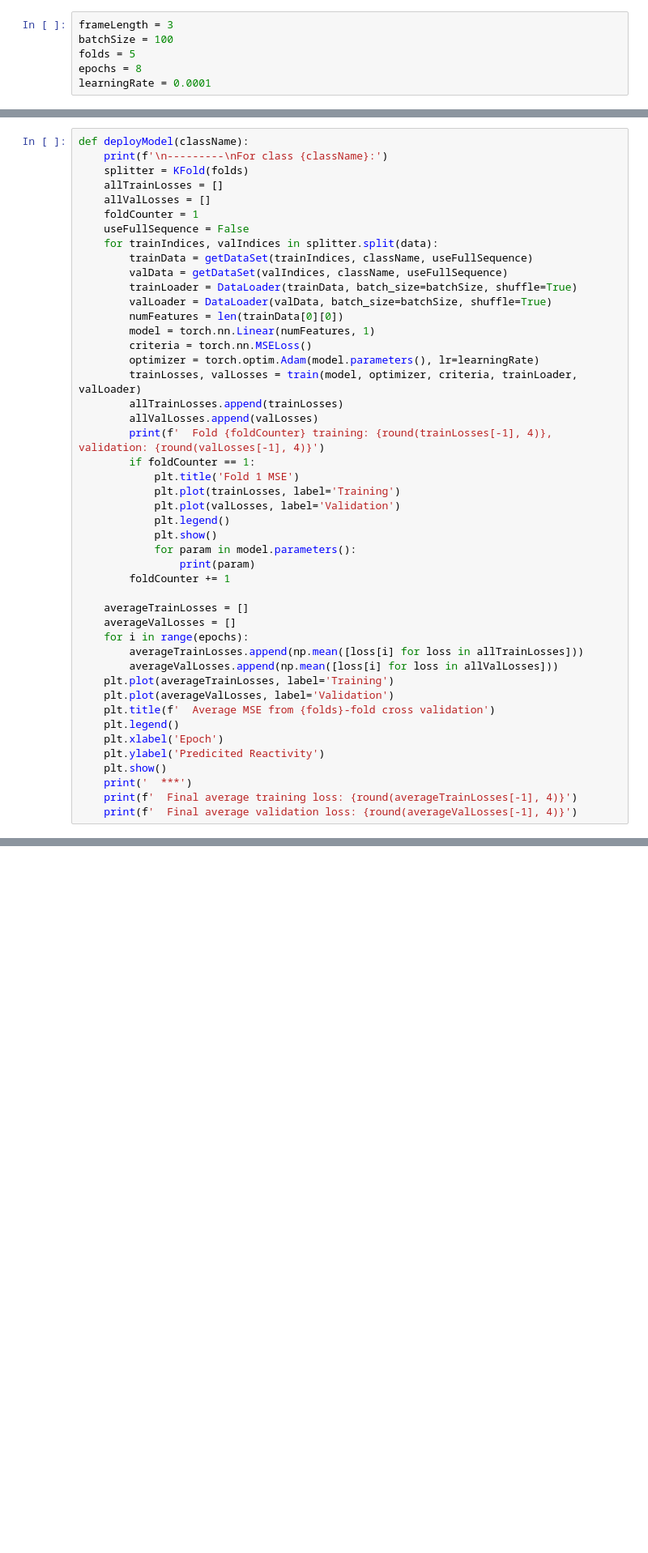
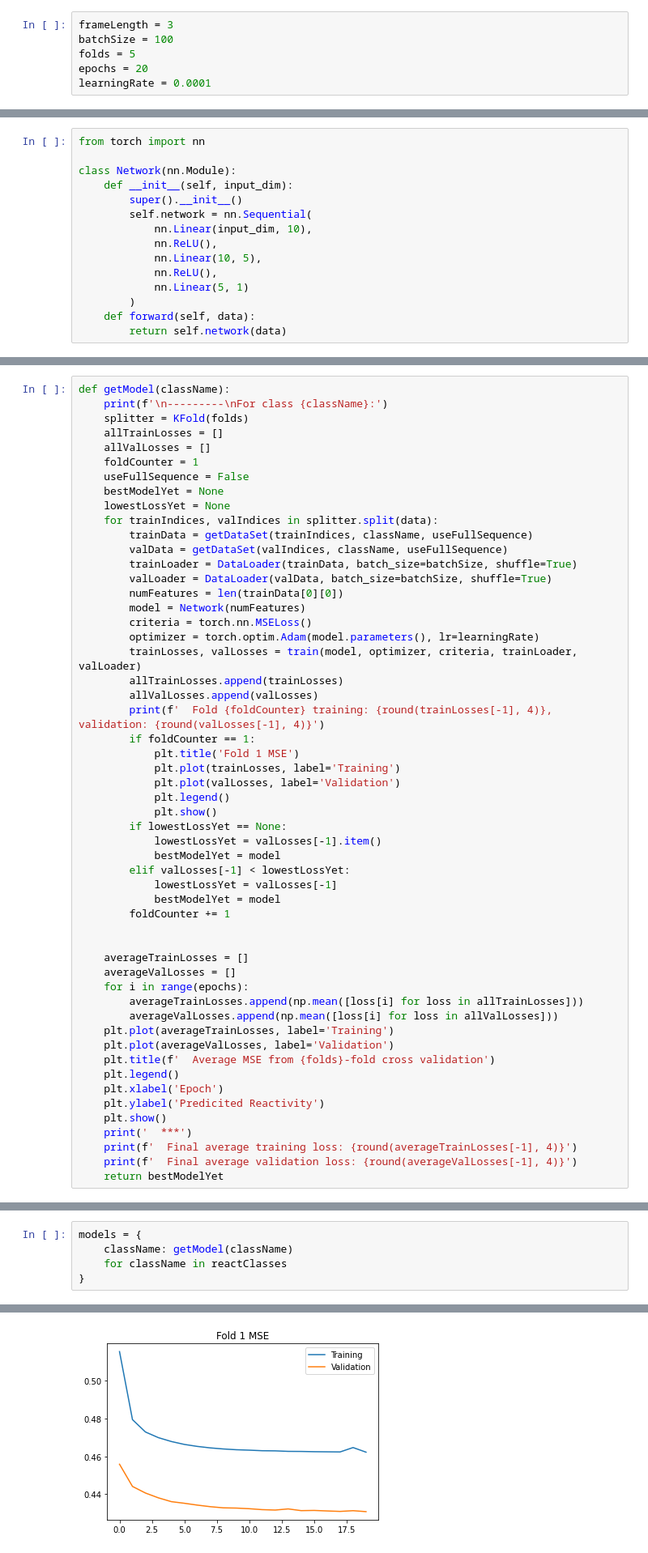
Before and after one commit to alexbeeston/kaggleChallenge, a Jupyter notebook: main.ipynb, the cells around one changed output, grey strips where cells are left out. Shown at 81% size. Drawn from its saved outputs; the diff is of its cells as text; blank space fills up the shorter version.

```diff
--- a/main.ipynb
+++ b/main.ipynb
@@ -24,7 +23,7 @@ acceptableBases = ['A', 'G', 'U', 'C', placeHolder]
 frameLength = 3
 batchSize = 100
 folds = 5
-epochs = 8
+epochs = 20
 learningRate = 0.0001
 # %% [markdown]
 ## Define Helper Functions
@@ -267,20 +270,37 @@ deg_Mg_50C mean: 0.407, std: 0.407
+# %%
+from torch import nn
+
+class Network(nn.Module):
+    def __init__(self, input_dim):
+        super().__init__()
+        self.network = nn.Sequential(
+            nn.Linear(input_dim, 10),
+            nn.ReLU(),
+            nn.Linear(10, 5),
+            nn.ReLU(),
+            nn.Linear(5, 1)
+        )
+    def forward(self, data):
+        return self.network(data)
 # %% [markdown]
 ## Deploy Model
 # %%
-def deployModel(className):
+def getModel(className):
     print(f'\n---------\nFor class {className}:')
     splitter = KFold(folds)
     allTrainLosses = []
     allValLosses = []
     foldCounter = 1
     useFullSequence = False
+    bestModelYet = None
+    lowestLossYet = None
     for trainIndices, valIndices in splitter.split(data):
         trainData = getDataSet(trainIndices, className, useFullSequence)
         valData = getDataSet(valIndices, className, useFullSequence)
         trainLoader = DataLoader(trainData, batch_size=batchSize, shuffle=True)
         valLoader = DataLoader(valData, batch_size=batchSize, shuffle=True)
         numFeatures = len(trainData[0][0])
-        model = torch.nn.Linear(numFeatures, 1)
+        model = Network(numFeatures)
         criteria = torch.nn.MSELoss()
         optimizer = torch.optim.Adam(model.parameters(), lr=learningRate)
         trainLosses, valLosses = train(model, optimizer, criteria, trainLoader, valLoader)
@@ -293,9 +313,14 @@ def deployModel(className):
             plt.plot(valLosses, label='Validation')
             plt.legend()
             plt.show()
-            for param in model.parameters():
-                print(param)
+        if lowestLossYet == None:
+            lowestLossYet = valLosses[-1].item()
+            bestModelYet = model
+        elif valLosses[-1] < lowestLossYet:
+            lowestLossYet = valLosses[-1]
+            bestModelYet = model
         foldCounter += 1
+
 
     averageTrainLosses = []
     averageValLosses = []
@@ -312,3 +337,4 @@ def deployModel(className):
     print('  ***')
     print(f'  Final average training loss: {round(averageTrainLosses[-1], 4)}')
     print(f'  Final average validation loss: {round(averageValLosses[-1], 4)}')
+    return bestModelYet
@@ -335,0 +343,6 @@ tensor([0.2136], requires_grad=True)
+# %%
+models = {
+    className: getModel(className)
+    for className in reactClasses
+}
+# %% [output]
@@ -335,0 +352 @@ tensor([0.2136], requires_grad=True)
+[figure, added]
```
Also changed, not shown: parts of 7 cells of this notebook, 3 other files.
